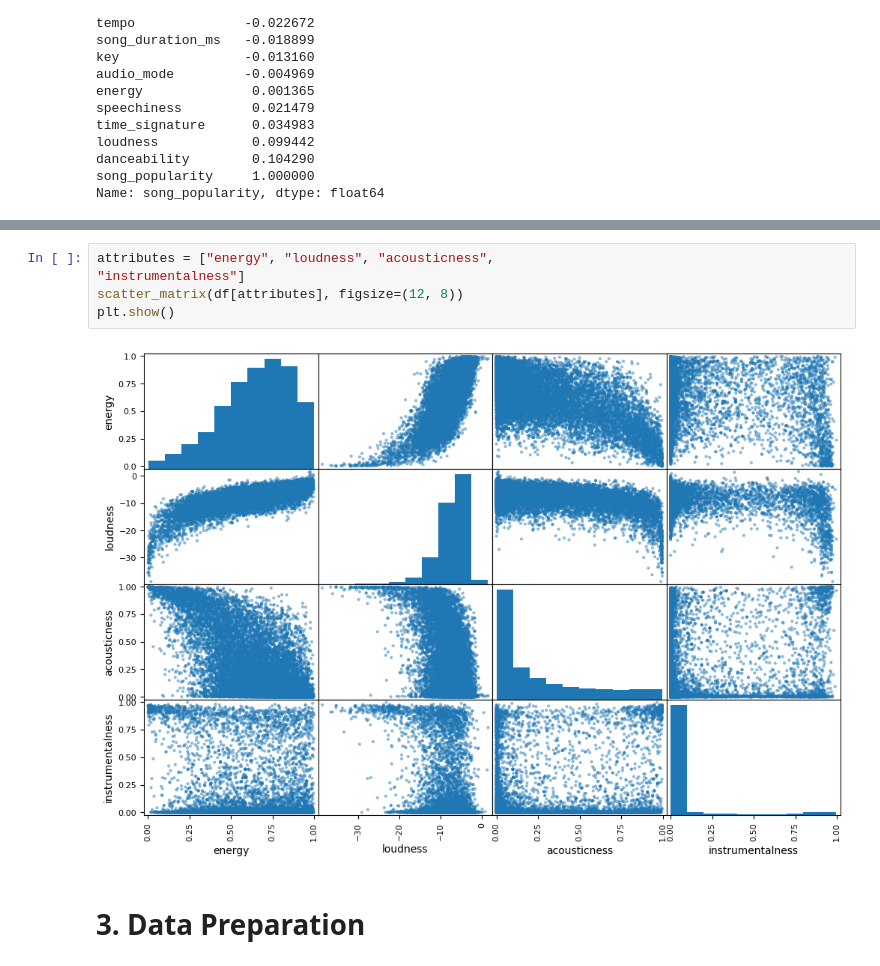
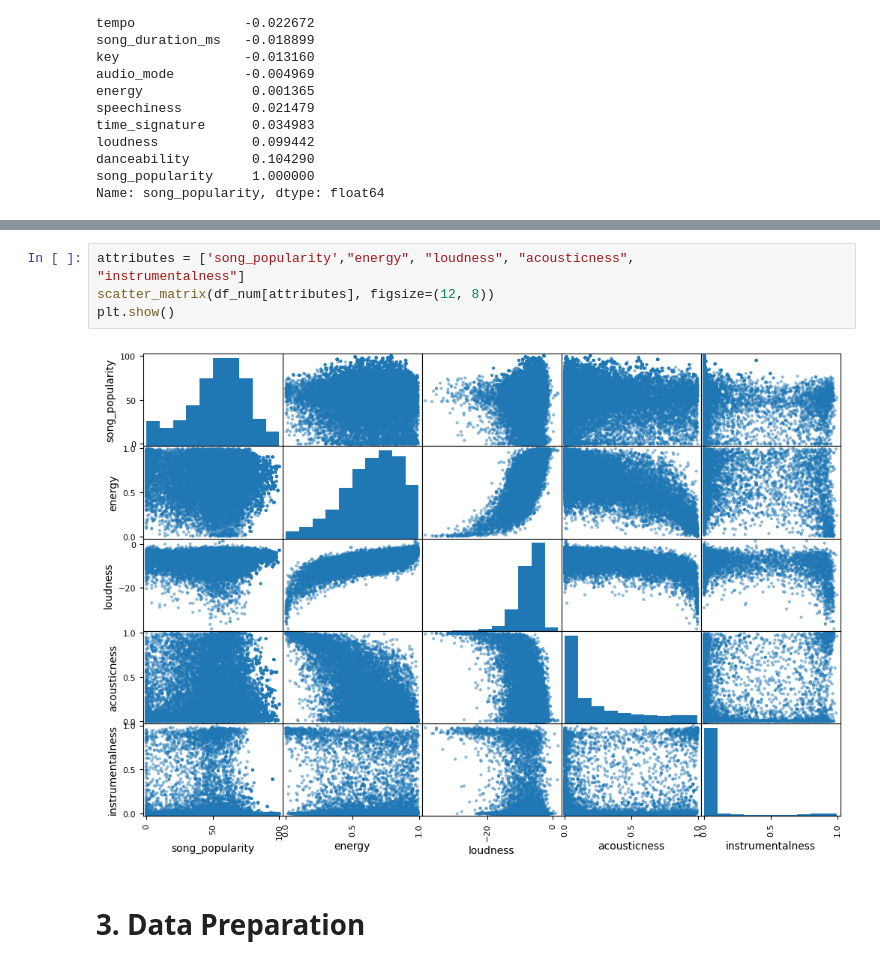
Before and after one commit to OdessaA/DataScience_SongPrediction, a Jupyter notebook: Data Exploratie.ipynb, the cells around one changed output, grey strips where cells are left out. Cells and saved outputs as stored; diff of their text form.

```diff
--- a/Data Exploratie.ipynb
+++ b/Data Exploratie.ipynb
@@ -339,12 +391,12 @@ plt.show()
 # %% [output]
 [figure]
 # %%
-attributes = ["energy", "loudness", "acousticness",
+attributes = ['song_popularity',"energy", "loudness", "acousticness",
 "instrumentalness"]
-scatter_matrix(df[attributes], figsize=(12, 8))
+scatter_matrix(df_num[attributes], figsize=(12, 8))
 plt.show()
 # %% [output]
-[figure, old version]
+[figure, new version]
 # %% [markdown]
 <a id="data-prep"></a>
 # 3. Data Preparation
```
Also changed, not shown: parts of 52 cells of this notebook.
